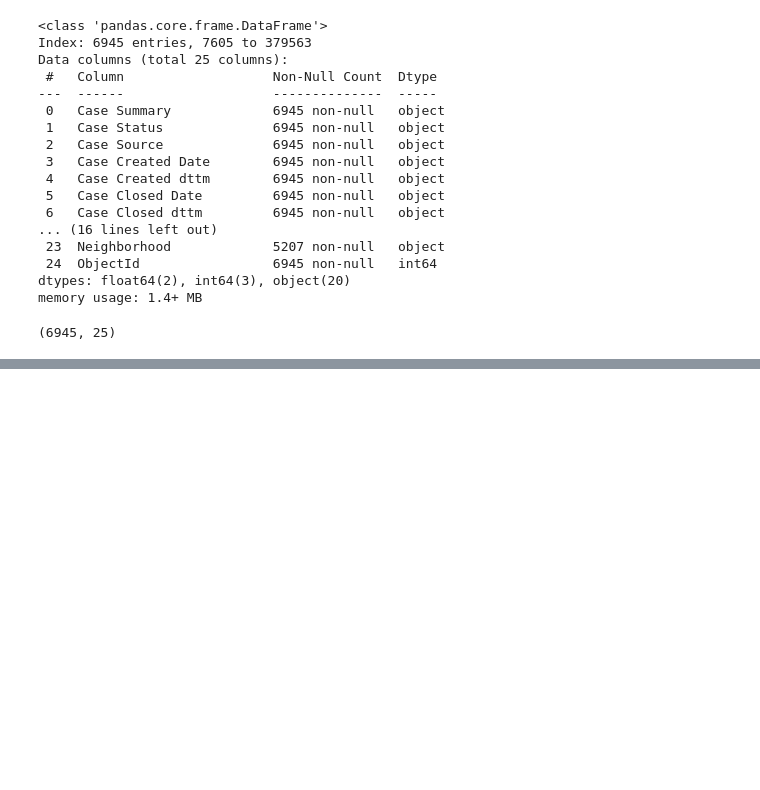
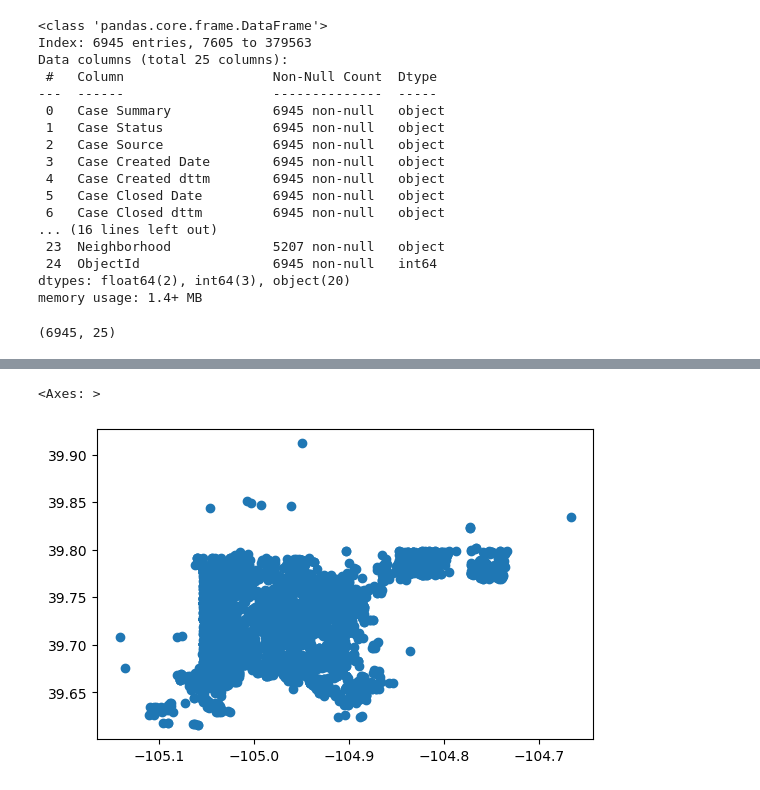
Before and after one commit to bryzgin/h3_aggregation, a Jupyter notebook: h3_aggregation.ipynb, the cells around one changed output, grey strips where cells are left out. Saved outputs shown, nothing was run; the diff lists cells and outputs as text; code cells hidden in the pictures; blank space fills up the shorter version.

```diff
--- a/h3_aggregation.ipynb
+++ b/h3_aggregation.ipynb
@@ -143,0 +150,5 @@ h3_data_9 = gdf_clipped.h3.geo_to_h3_aggregate(10, return_geometry=False).h3.h3_
+# %%
+gdf.plot()
+# %% [output]
+<Axes: >
+[figure, added]
```
Also changed, not shown: parts of 11 cells of this notebook.
